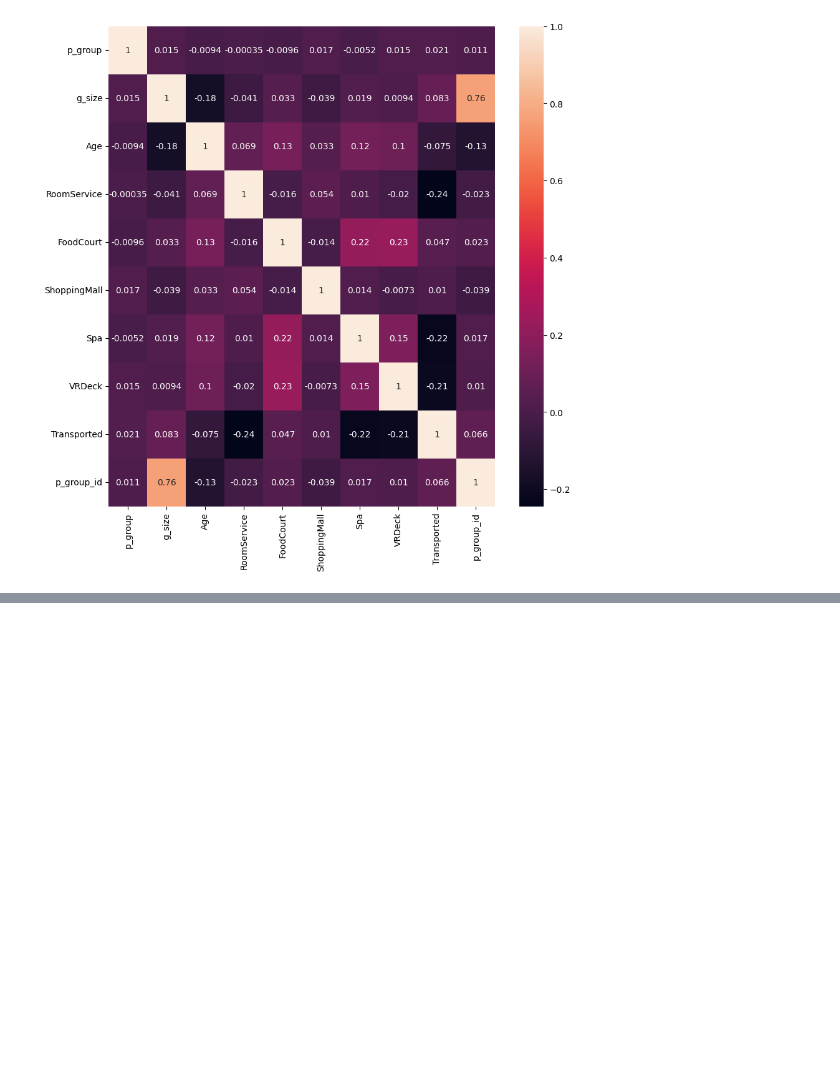
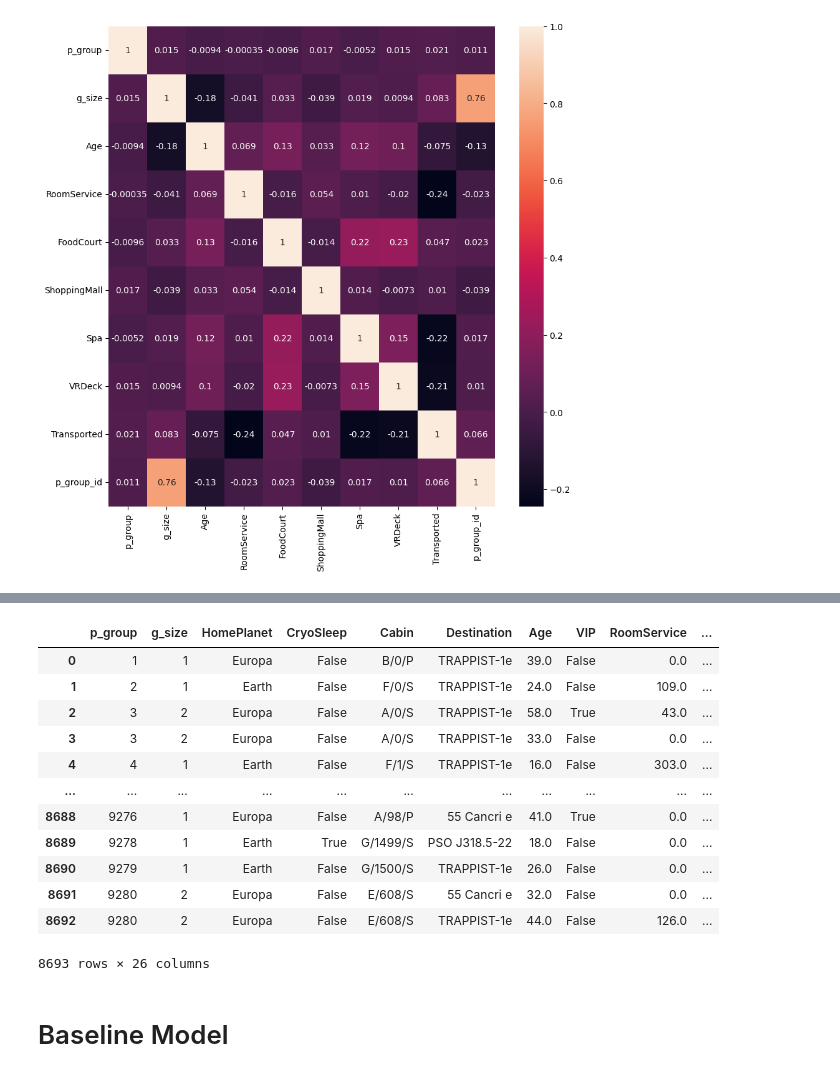
Before and after one commit to alagakin/spaceship_titanic, a Jupyter notebook: exp.ipynb, the cells around one changed output, grey strips where cells are left out. Saved outputs shown, nothing was run; the diff lists cells and outputs as text; code cells hidden in the pictures; blank space fills up the shorter version.

```diff
--- a/exp.ipynb
+++ b/exp.ipynb
@@ -78,0 +131,38 @@ plt.show()
+# %%
+# CryoSleep is False if any spending exist
+mask = df['CryoSleep'].isna() & (df[spending_cols].sum(axis=1) > 0)
+df.loc[mask, 'CryoSleep'] = False
+# %%
+# 0 spending where CryoSleep is True
+
+for col in spending_cols:
+    mask = (df['CryoSleep'] == True) & df[col].isna()
+    df.loc[mask, col] = 0
+# %%
+# HomePlanet, Destination, Cabin (deck/side) — mode of the group
+for col in ['HomePlanet', 'Destination']:
+    df[col] = df.groupby('p_group')[col].transform(
+        lambda x: x.fillna(x.mode().iloc[0]) if not x.mode().empty else x
+    )
+# %%
+still_mistting = df.isna().sum()[df.isna().sum() > 0].keys()
+for col in still_mistting:
+    df[f'{col}_was_missing'] = df[col].isna().astype(int)
+# %%
+df
+# %% [output]
+|  | p_group | g_size | HomePlanet | CryoSleep | Cabin | Destination | Age | VIP | RoomService | ... |
+| 0 | 1 | 1 | Europa | False | B/0/P | TRAPPIST-1e | 39.0 | False | 0.0 | ... |
+| 1 | 2 | 1 | Earth | False | F/0/S | TRAPPIST-1e | 24.0 | False | 109.0 | ... |
+| 2 | 3 | 2 | Europa | False | A/0/S | TRAPPIST-1e | 58.0 | True | 43.0 | ... |
+| 3 | 3 | 2 | Europa | False | A/0/S | TRAPPIST-1e | 33.0 | False | 0.0 | ... |
+| 4 | 4 | 1 | Earth | False | F/1/S | TRAPPIST-1e | 16.0 | False | 303.0 | ... |
+| ... | ... | ... | ... | ... | ... | ... | ... | ... | ... | ... |
+| 8688 | 9276 | 1 | Europa | False | A/98/P | 55 Cancri e | 41.0 | True | 0.0 | ... |
+| 8689 | 9278 | 1 | Earth | True | G/1499/S | PSO J318.5-22 | 18.0 | False | 0.0 | ... |
+| 8690 | 9279 | 1 | Earth | False | G/1500/S | TRAPPIST-1e | 26.0 | False | 0.0 | ... |
+| 8691 | 9280 | 2 | Europa | False | E/608/S | 55 Cancri e | 32.0 | False | 0.0 | ... |
+| 8692 | 9280 | 2 | Europa | False | E/608/S | TRAPPIST-1e | 44.0 | False | 126.0 | ... |
+8693 rows × 26 columns
+# %% [markdown]
+# Baseline Model
```
Also changed, not shown: parts of 15 cells of this notebook, 2 other files.
